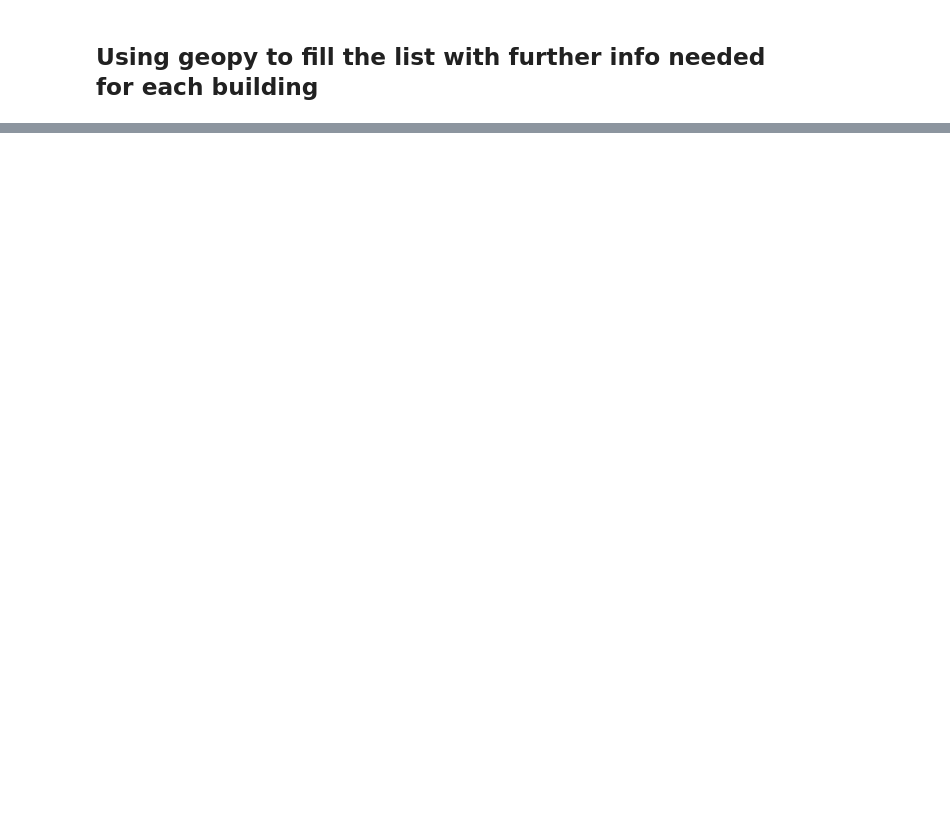
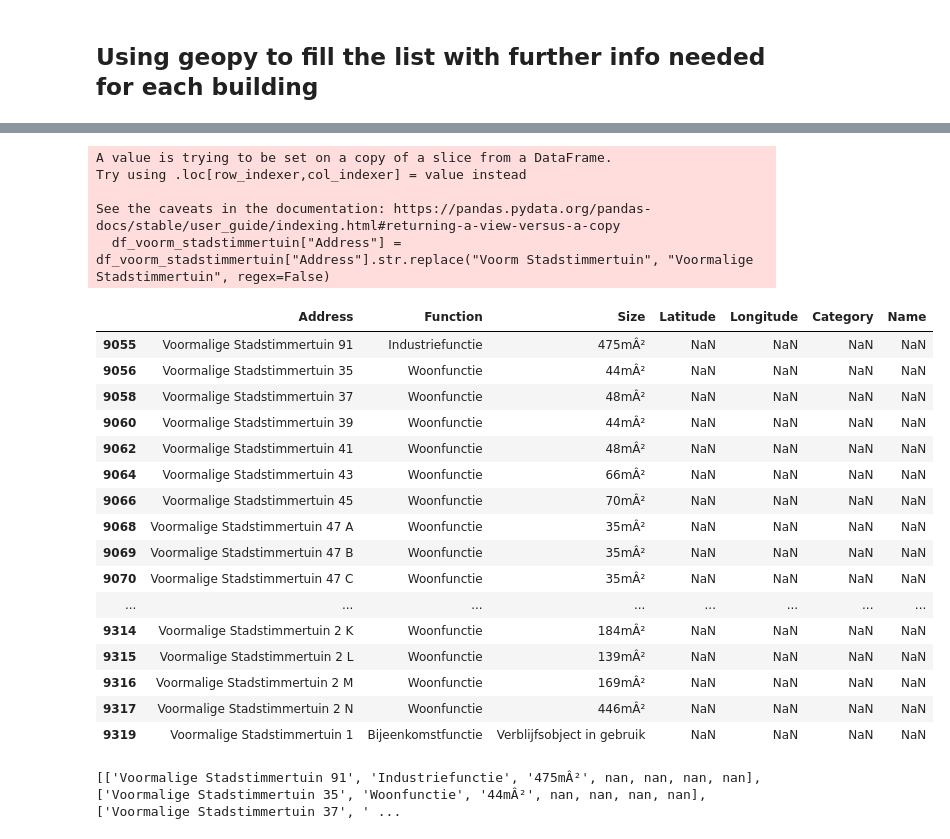
Before and after one commit to dJonaitis/roetersstraat, a Jupyter notebook: coordinates/scraping_addresses.ipynb, the cells around one changed output, grey strips where cells are left out. Cells and saved outputs as stored; diff of their text form; code cells hidden in the pictures; blank space fills up the shorter version.

```diff
--- a/coordinates/scraping_addresses.ipynb
+++ b/coordinates/scraping_addresses.ipynb
@@ -295,0 +632,36 @@ print(all_scraped_addresses)
+# %%
+# This street was completely skipped over by Geopy due to it not having its complete name here
+# Changing "Voorm Stadstimmertuin" to "Voormalige Stadstimmertuin"
+df_voorm_stadstimmertuin["Address"] = df_voorm_stadstimmertuin["Address"].str.replace("Voorm Stadstimmertuin", "Voormalige Stadstimmertuin", regex=False)
+
+df_voorm_stadstimmertuin
+# %% [output]
+A value is trying to be set on a copy of a slice from a DataFrame.
+Try using .loc[row_indexer,col_indexer] = value instead
+
+See the caveats in the documentation: https://pandas.pydata.org/pandas-docs/stable/user_guide/indexing.html#returning-a-view-versus-a-copy
+  df_voorm_stadstimmertuin["Address"] = df_voorm_stadstimmertuin["Address"].str.replace("Voorm Stadstimmertuin", "Voormalige Stadstimmertuin", regex=False)
+|  | Address | Function | Size | Latitude | Longitude | Category | Name |
+| 9055 | Voormalige Stadstimmertuin 91 | Industriefunctie | 475mÂ² | NaN | NaN | NaN | NaN |
+| 9056 | Voormalige Stadstimmertuin 35 | Woonfunctie | 44mÂ² | NaN | NaN | NaN | NaN |
+| 9058 | Voormalige Stadstimmertuin 37 | Woonfunctie | 48mÂ² | NaN | NaN | NaN | NaN |
+| 9060 | Voormalige Stadstimmertuin 39 | Woonfunctie | 44mÂ² | NaN | NaN | NaN | NaN |
+| 9062 | Voormalige Stadstimmertuin 41 | Woonfunctie | 48mÂ² | NaN | NaN | NaN | NaN |
+| 9064 | Voormalige Stadstimmertuin 43 | Woonfunctie | 66mÂ² | NaN | NaN | NaN | NaN |
+| 9066 | Voormalige Stadstimmertuin 45 | Woonfunctie | 70mÂ² | NaN | NaN | NaN | NaN |
+| 9068 | Voormalige Stadstimmertuin 47 A | Woonfunctie | 35mÂ² | NaN | NaN | NaN | NaN |
+| 9069 | Voormalige Stadstimmertuin 47 B | Woonfunctie | 35mÂ² | NaN | NaN | NaN | NaN |
+| 9070 | Voormalige Stadstimmertuin 47 C | Woonfunctie | 35mÂ² | NaN | NaN | NaN | NaN |
+| ... | ... | ... | ... | ... | ... | ... | ... |
+| 9314 | Voormalige Stadstimmertuin 2 K | Woonfunctie | 184mÂ² | NaN | NaN | NaN | NaN |
+| 9315 | Voormalige Stadstimmertuin 2 L | Woonfunctie | 139mÂ² | NaN | NaN | NaN | NaN |
+| 9316 | Voormalige Stadstimmertuin 2 M | Woonfunctie | 169mÂ² | NaN | NaN | NaN | NaN |
+| 9317 | Voormalige Stadstimmertuin 2 N | Woonfunctie | 446mÂ² | NaN | NaN | NaN | NaN |
+| 9319 | Voormalige Stadstimmertuin 1 | Bijeenkomstfunctie | Verblijfsobject in gebruik | NaN | NaN | NaN | NaN |
+# %%
+# Converting the DataFrame to an array
+array_voorm_stadstimmertuin = df_voorm_stadstimmertuin.values.tolist()
+
+print(array_voorm_stadstimmertuin)
+# %% [output]
+[['Voormalige Stadstimmertuin 91', 'Industriefunctie', '475mÂ²', nan, nan, nan, nan], ['Voormalige Stadstimmertuin 35', 'Woonfunctie', '44mÂ²', nan, nan, nan, nan], ['Voormalige Stadstimmertuin 37', ' ...
```
Also changed, not shown: parts of 28 cells of this notebook, 1 other file.
